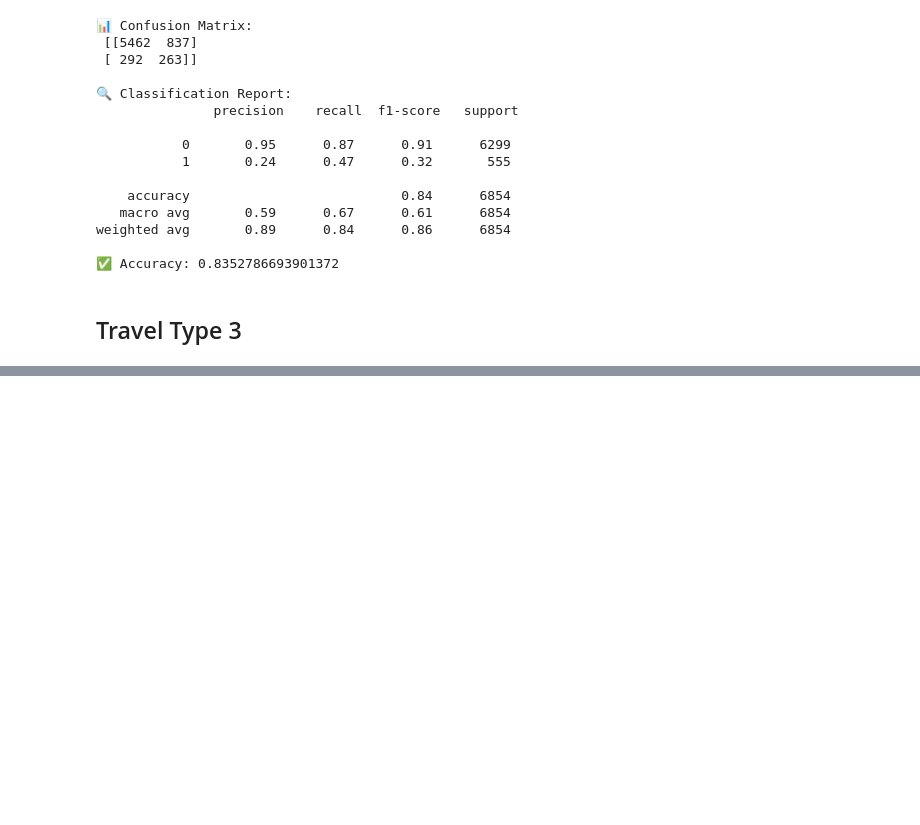
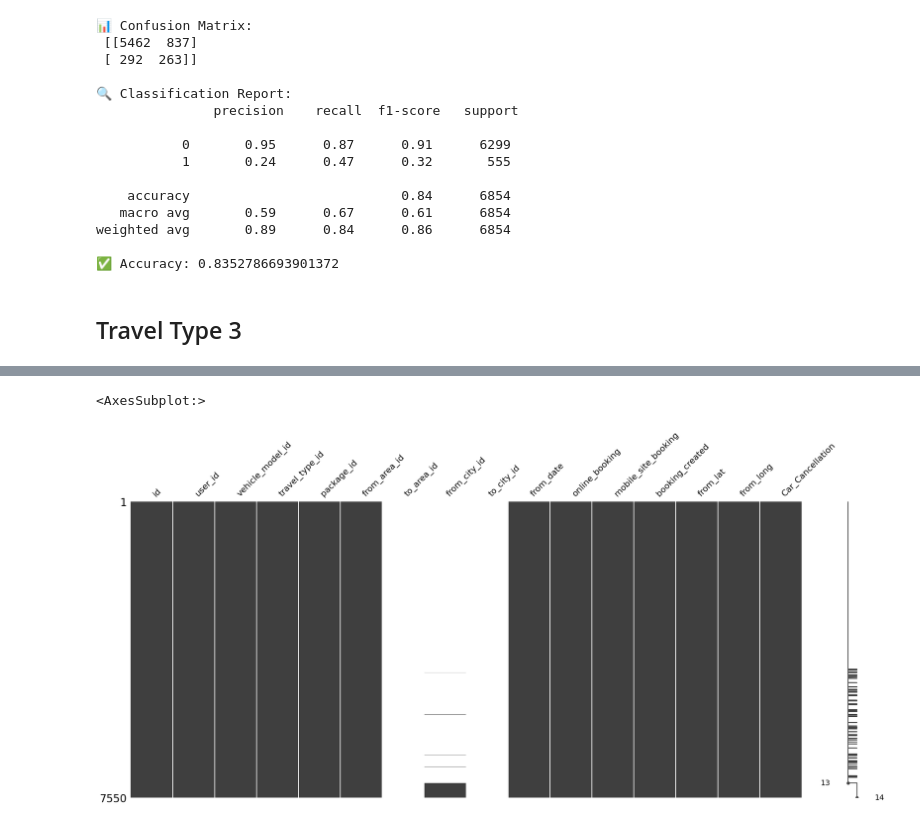
Before and after one commit to Hemant-Dua/Your_Cab_Project, a Jupyter notebook: main.ipynb, the cells around one changed output, grey strips where cells are left out. Saved outputs shown, nothing was run; the diff lists cells and outputs as text; code cells hidden in the pictures; blank space fills up the shorter version.

Commit message:
Travel Type 3 model made and finalised

```diff
--- a/main.ipynb
+++ b/main.ipynb
@@ -792,3 +792,5 @@ weighted avg       0.89      0.84      0.86      6854
 ✅ Accuracy: 0.8352786693901372
 # %% [markdown]
 ## Travel Type 3
+# %%
+df3 = travel_type_group[3]
@@ -794,0 +817,5 @@ weighted avg       0.89      0.84      0.86      6854
+# %%
+msno.matrix(df3)
+# %% [output]
+<AxesSubplot:>
+[figure, added]
```
Also changed, not shown: parts of 17 cells of this notebook, 2 other files.
